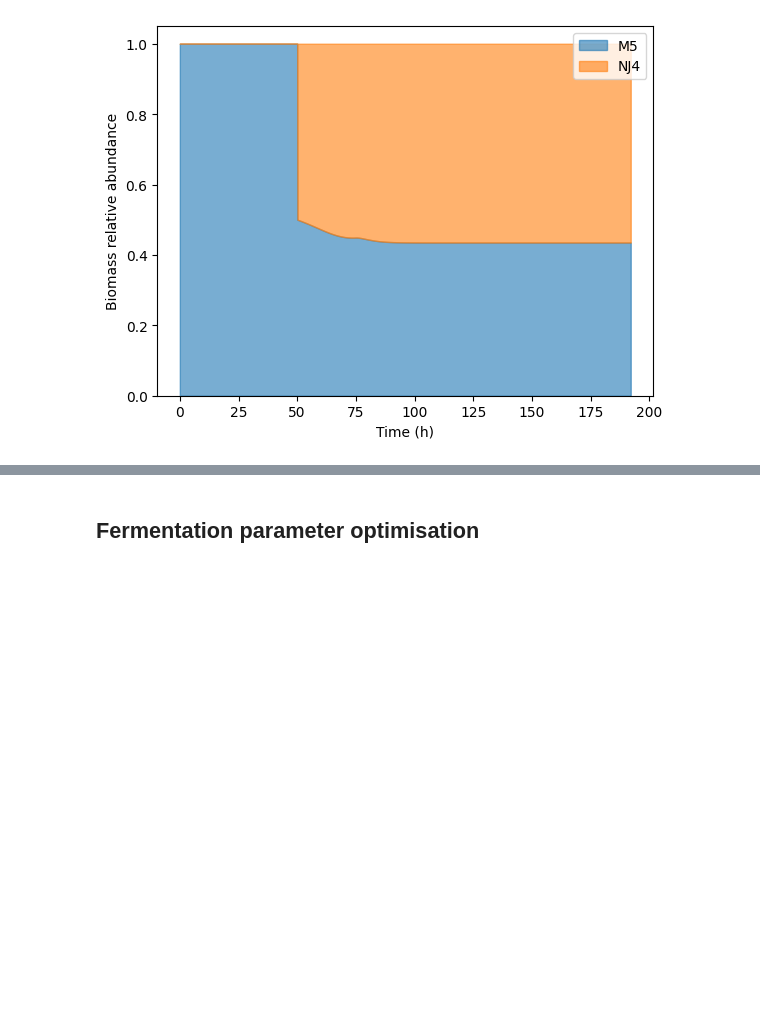
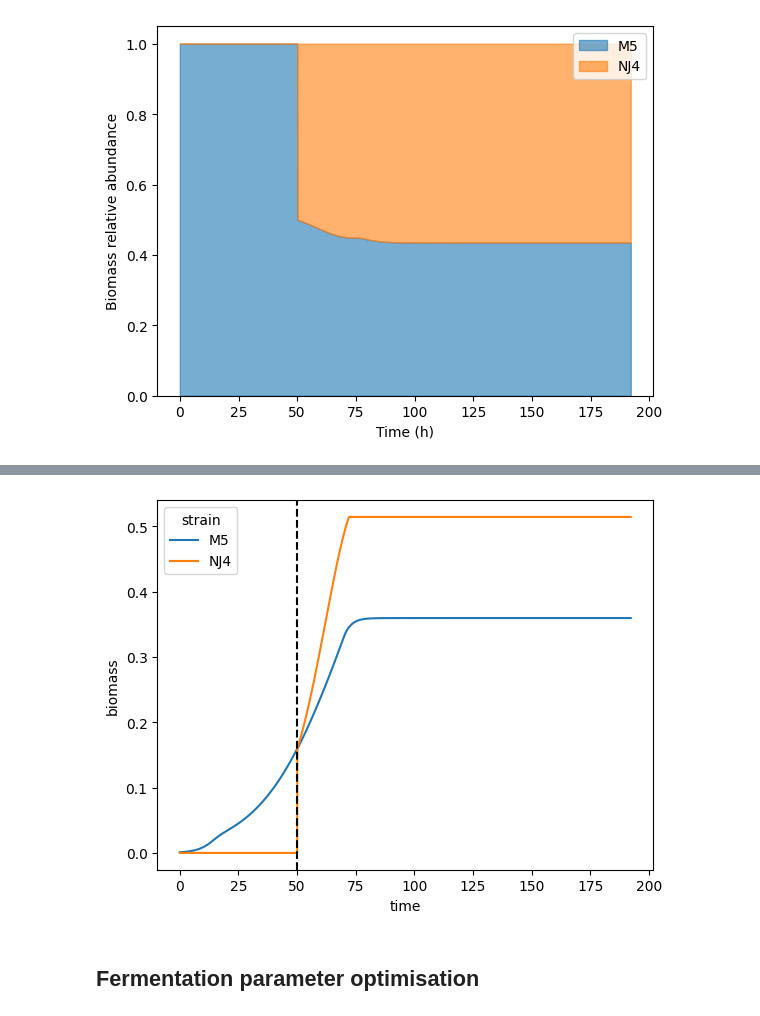
Before and after one commit to andreastallvik/BIOTBT3900, a Jupyter notebook: community_modelling/CBP_butanol/community_sim.ipynb, the cells around one changed output, grey strips where cells are left out. Saved outputs shown, nothing was run; the diff lists cells and outputs as text; code cells hidden in the pictures; blank space fills up the shorter version.

```diff
--- a/community_modelling/CBP_butanol/community_sim.ipynb
+++ b/community_modelling/CBP_butanol/community_sim.ipynb
@@ -539,3 +714,7 @@ cf.plot_relative_abundance(total_biomass=bm)
+# %%
+cf.plot_biomass(total_biomass=bm, inoc_time=INOC_TIME)
+# %% [output]
+[figure, added]
 # %% [markdown]
 ## Fermentation parameter optimisation
 # %%
```
Also changed, not shown: parts of 10 cells of this notebook, 3 other files.
